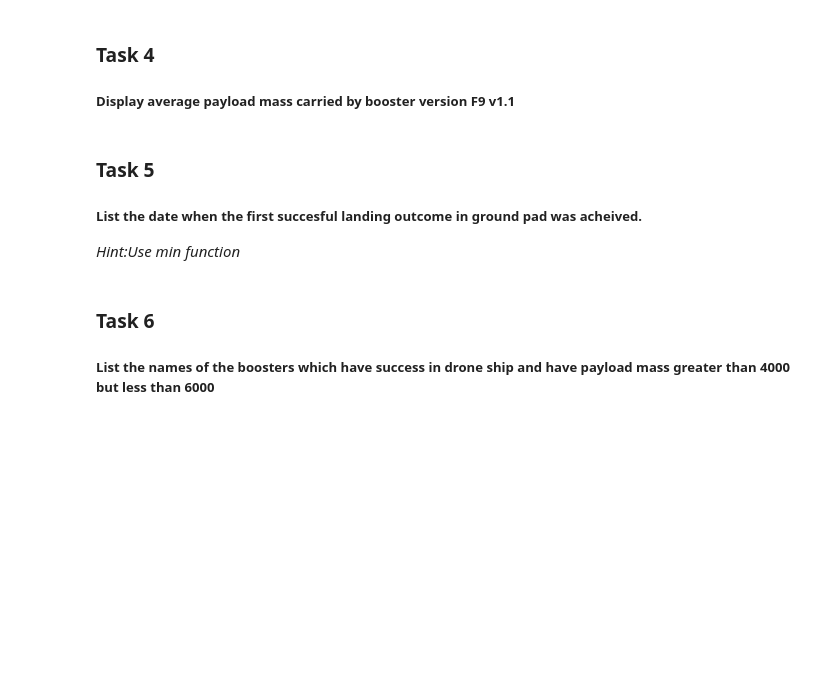
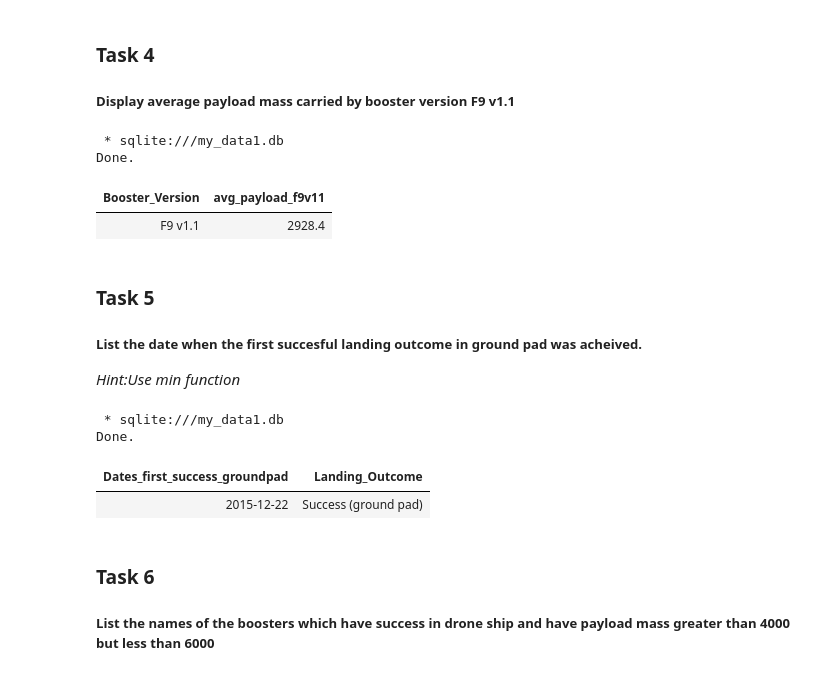
Before and after one commit to MamadyMagass/Applied-Data-Science-Capstone-IBM, a Jupyter notebook: week_2/jupyter-labs-eda-sql-coursera_sqllite.ipynb, the cells around one changed output. Drawn from its saved outputs; the diff is of its cells as text; code cells hidden in the pictures; blank space fills up the shorter version.

```diff
--- a/week_2/jupyter-labs-eda-sql-coursera_sqllite.ipynb
+++ b/week_2/jupyter-labs-eda-sql-coursera_sqllite.ipynb
@@ -126,9 +201,15 @@ where Customer = 'NASA (CRS)'
 ##### Display average payload mass carried by booster version F9 v1.1
 # %%
 %%sql
-select avg("PAYLOAD_MASS__KG_") as avg_payload_f9v11
+select Booster_Version, avg("PAYLOAD_MASS__KG_") as avg_payload_f9v11
 from SPACEXTABLE
 where Booster_Version = 'F9 v1.1'
+group by Booster_Version
+# %% [output]
+ * sqlite:///my_data1.db
+Done.
+| Booster_Version | avg_payload_f9v11 |
+| F9 v1.1 | 2928.4 |
 # %% [markdown]
 ### Task 5
 
@@ -138,11 +219,15 @@ where Booster_Version = 'F9 v1.1'
 _Hint:Use min function_
 # %%
 %%sql
-select Date as Dates_first_success_groundpad,
+select min(Date) as Dates_first_success_groundpad,
         "Landing_Outcome"
 from SPACEXTABLE
 where "Landing_Outcome" = 'Success (ground pad)'
-order by Date
+# %% [output]
+ * sqlite:///my_data1.db
+Done.
+| Dates_first_success_groundpad | Landing_Outcome |
+| 2015-12-22 | Success (ground pad) |
 # %% [markdown]
 ### Task 6
 
```
Also changed, not shown: parts of 18 cells of this notebook, 3 other files.
